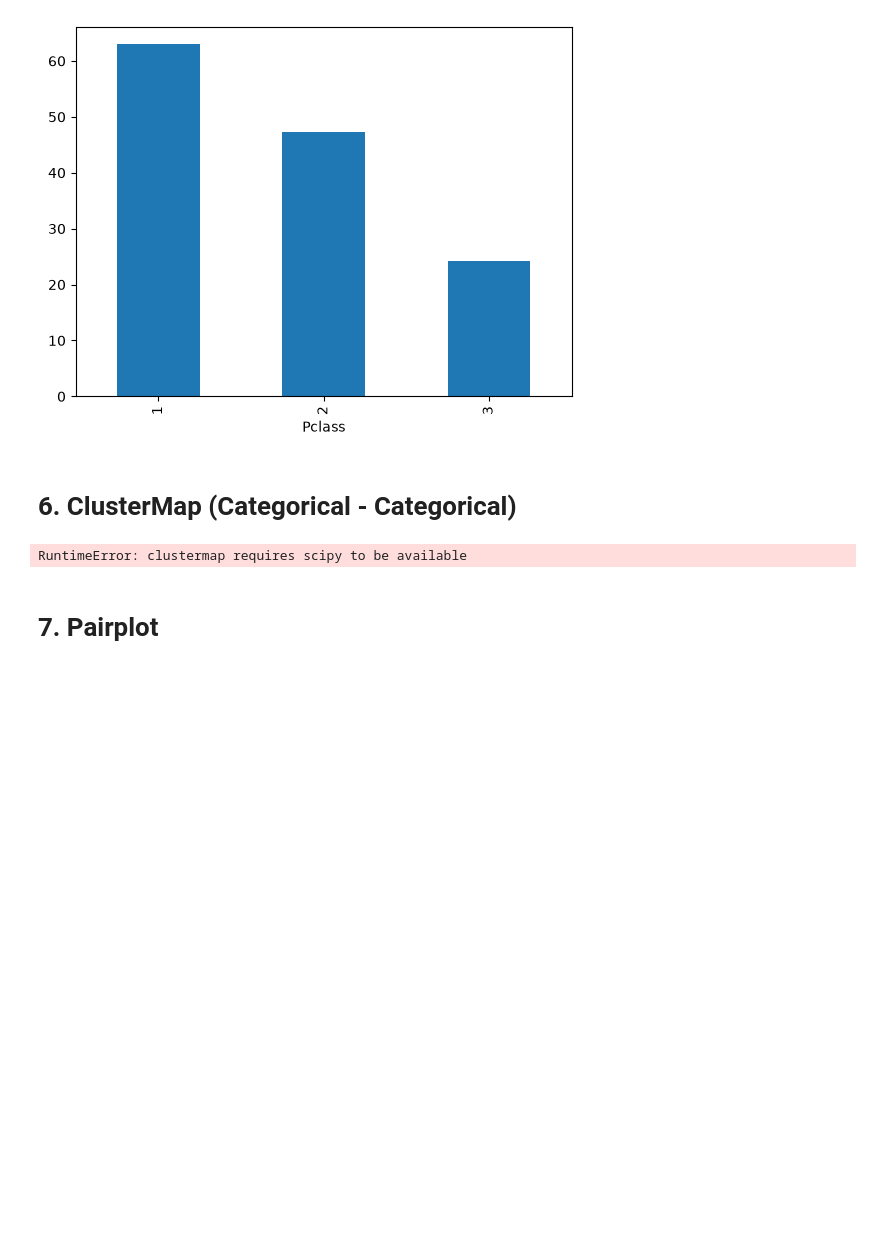
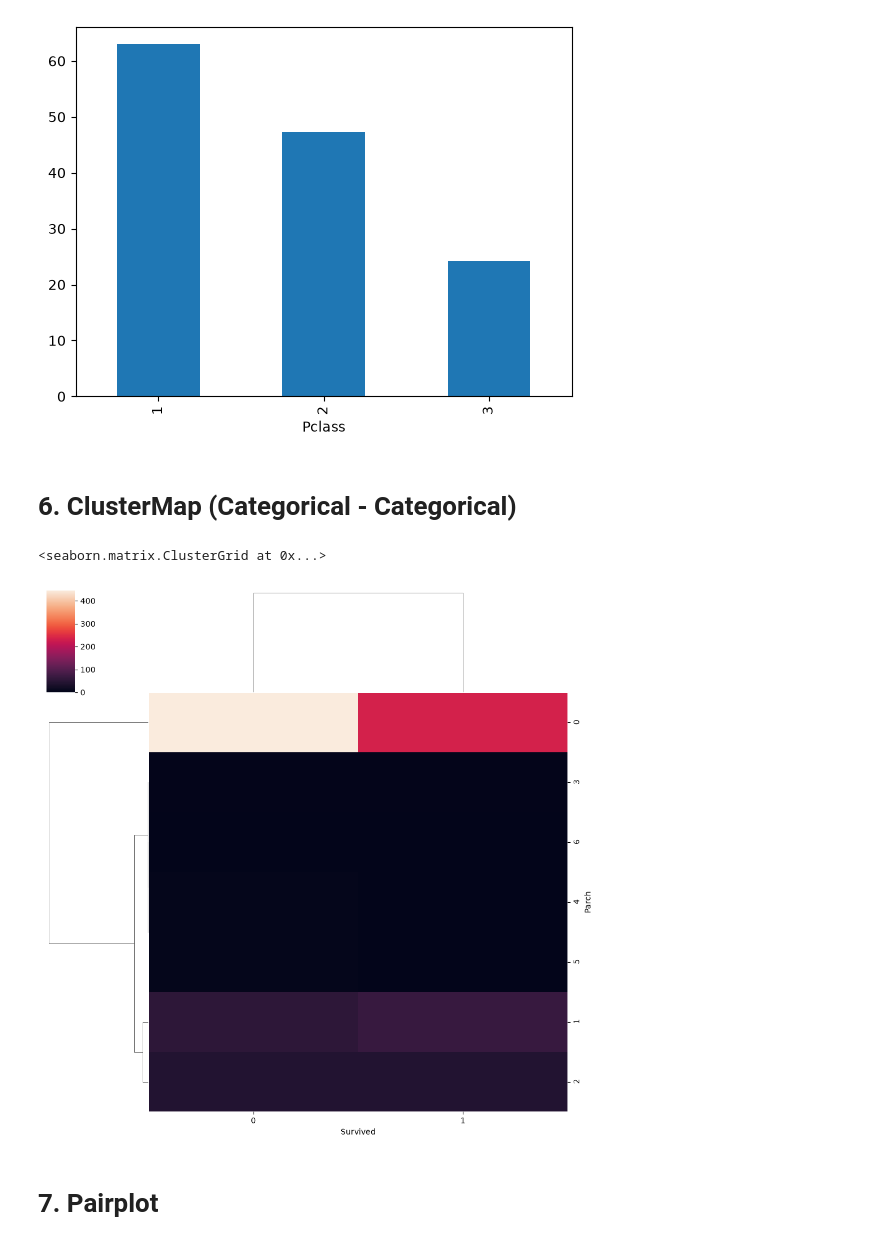
Before and after one commit to nihalodedra/100-days-ml, a Jupyter notebook: day 21/multivariate_ana.ipynb, the cells around one changed output. Drawn from its saved outputs; the diff is of its cells as text; code cells hidden in the pictures; blank space fills up the shorter version.

```diff
--- a/day 21/multivariate_ana.ipynb
+++ b/day 21/multivariate_ana.ipynb
@@ -134,9 +134,9 @@ sns.heatmap(pd.crosstab(titanic['Pclass'],titanic['Survived']))
 # %% [markdown]
 # 6. ClusterMap (Categorical - Categorical)
 # %%
-sns.clustermap(pd.crosstab(titanic['SibSp'], titanic['Survived']))
-plt.show()
+sns.clustermap(pd.crosstab(titanic['Parch'], titanic['Survived']))
 # %% [output]
-RuntimeError: clustermap requires scipy to be available
+<seaborn.matrix.ClusterGrid at 0x...>
+[figure, added]
 # %% [markdown]
 # 7. Pairplot
```
Also changed, not shown: parts of 9 cells of this notebook.
